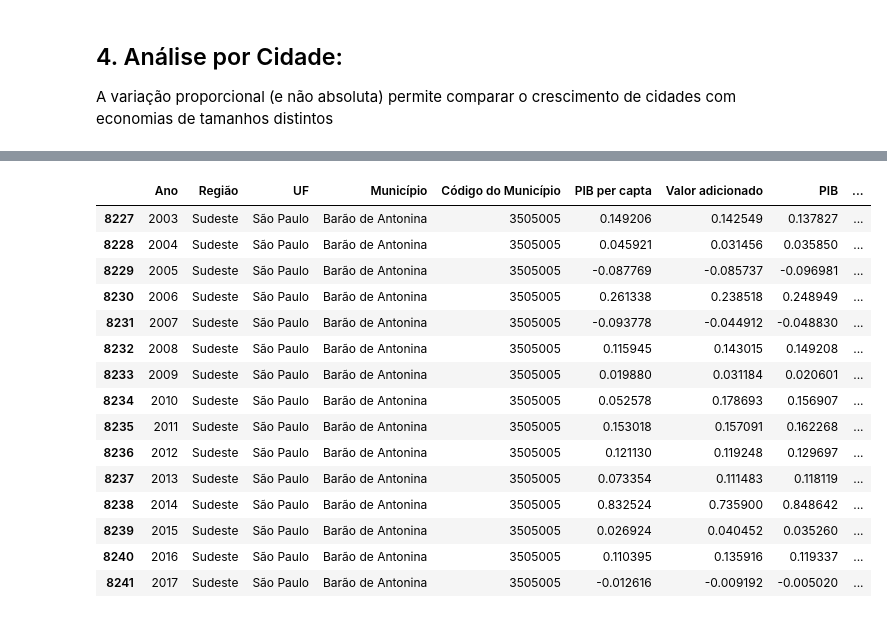
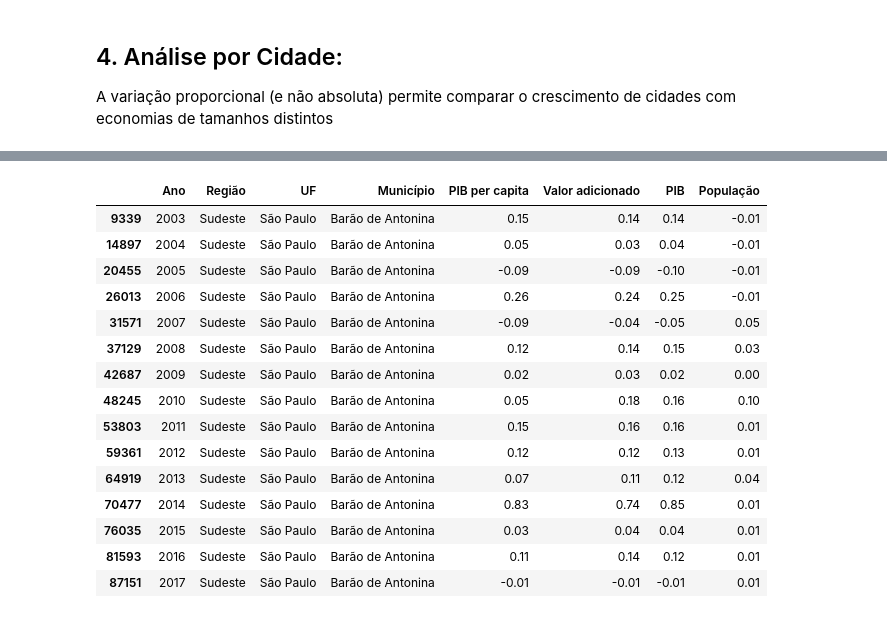
Before and after one commit to danielnrocha/Convergencia_PIB_Municipios, a Jupyter notebook: ConvergenciaMunicipios.ipynb, the cells around one changed output, grey strips where cells are left out. Cells and saved outputs as stored; diff of their text form; code cells hidden in the pictures.

```diff
--- a/ConvergenciaMunicipios.ipynb
+++ b/ConvergenciaMunicipios.ipynb
@@ -183,0 +165,11 @@ plt.tight_layout();
+# %%
+from ordered_set import OrderedSet
+init_pib = list(np.repeat(np.nan,len(OrderedSet(zip(pib_cities.UF,pib_cities.Município))))) + list(
+                np.tile([pib_cities[(pib_cities.UF==k)&(pib_cities.Município==m)&
+                    (pib_cities.Ano==2002)]['PIB per capita'].values[0]
+                        for k,m in OrderedSet(zip(pib_cities.UF,pib_cities.Município))],15))
+# %%
+pib_cities.sort_values(['Ano','Município','UF'],inplace=True,ignore_index=True)
+pib_cities['PIB_Inicial'] = init_pib
+pib_cities.sort_values(['Município','UF','Ano'],inplace=True,ignore_index=True)
+pib_cities
@@ -183,0 +190,3 @@ plt.tight_layout();
+# %%
+pib_cities.PC_capita = np.log(pib_cities.PC_capita)
+pib_cities.PIB_Inicial = np.log(pib_cities.PIB_Inicial)
@@ -188,14 +208,14 @@ A variação proporcional (e não absoluta) permite comparar o crescimento de ci
 def table_plot(restricao,show_table,show_plot):
     "Funcao auxiliar das demais funcoes abaixo. Faz ajustes na tabela e plota o grafico da cidade pedida"
     "Argumentos: restrição gerada pelas outras funções"
-    city=restricao[['PIB per capta','Valor adicionado','PIB','População']].pct_change().dropna()
+    city=restricao[['PIB per capita','Valor adicionado','PIB','População']].pct_change().dropna()
     city.insert(0,'Ano',restricao['Ano'])
     city.insert(1,'Região',restricao['Região'])
     city.insert(2,'UF',restricao['UF'])
     city.insert(3,'Município',restricao['Município'])
-    city.insert(4,'Código do Município',restricao['Código do Município'])
+#     city.insert(4,'Município',restricao['Município'])
     if show_plot==True:
-        sns.lineplot(data=city,x='Ano',y='PIB per capta',label='PIB per capta')
+        sns.lineplot(data=city,x='Ano',y='PIB per capita',label='PIB per capita')
         sns.lineplot(data=city,x='Ano',y='Valor adicionado',label='Valor adicionado')
         sns.lineplot(data=city,x='Ano',y='PIB',label='PIB')
         sns.lineplot(data=city,x='Ano',y='População',label='População')
@@ -203,15 +223,15 @@ def table_plot(restricao,show_table,show_plot):
     if show_table == True:
         return city
 
-def pct_change_city_name(regiao,uf,municipio,show_table=False,show_plot=True):
-    "Retorna os ganhos percentuais de PIB per capta, Valor Adicionado e PIB para a cidade selecionada"
+def pct_change_city_name_plot(regiao,uf,municipio,show_table=False,show_plot=True):
+    "Retorna os ganhos percentuais de PIB per capita, Valor Adicionado e PIB para a cidade selecionada"
     "Argumentos: macrorregiao (eg. Nordeste), unidade da federação (eg. Piauí) e municipio (eg. Teresina)"
     restricao = pib_cities[(pib_cities['Região']==regiao)&(pib_cities['UF']==uf)&(pib_cities['Município']==municipio)]
     return table_plot(restricao,show_table,show_plot)
 
-def pct_change_city_code(codigo_do_municipio,show_table=False,show_plot=True):
-    "Retorna os ganhos percentuais de PIB per capta, Valor Adicionado e PIB para a cidade selecionada"
-    "Argumentos: codigo da cidade do IBGE (eg. 3303302)"
-    restricao = pib_cities[pib_cities['Código do Município']==codigo_do_municipio]
+def pct_change_city_name(nome_do_municipio,show_table=False,show_plot=True):
+    "Retorna os ganhos percentuais de PIB per capita, Valor Adicionado e PIB para a cidade selecionada"
+    "Argumentos: codigo da cidade do IBGE (eg. Rio de Janeiro)"
+    restricao = pib_cities[pib_cities['Município']==nome_do_municipio]
     return table_plot(restricao,show_table,show_plot)
 # %%
@@ -221,19 +241,19 @@ pct_change_city_name('Sudeste', 'Rio de Janeiro', 'Niterói')
 # %%
-pct_change_city_code(3505005,show_table=True,show_plot=False)
+pct_change_city_name('Barão de Antonina',show_table=True,show_plot=False)
 # %% [output]
-|  | Ano | Região | UF | Município | Código do Município | PIB per capta | Valor adicionado | PIB | ... |
-| 8227 | 2003 | Sudeste | São Paulo | Barão de Antonina | 3505005 | 0.149206 | 0.142549 | 0.137827 | ... |
-| 8228 | 2004 | Sudeste | São Paulo | Barão de Antonina | 3505005 | 0.045921 | 0.031456 | 0.035850 | ... |
-| 8229 | 2005 | Sudeste | São Paulo | Barão de Antonina | 3505005 | -0.087769 | -0.085737 | -0.096981 | ... |
-| 8230 | 2006 | Sudeste | São Paulo | Barão de Antonina | 3505005 | 0.261338 | 0.238518 | 0.248949 | ... |
-| 8231 | 2007 | Sudeste | São Paulo | Barão de Antonina | 3505005 | -0.093778 | -0.044912 | -0.048830 | ... |
-| 8232 | 2008 | Sudeste | São Paulo | Barão de Antonina | 3505005 | 0.115945 | 0.143015 | 0.149208 | ... |
-| 8233 | 2009 | Sudeste | São Paulo | Barão de Antonina | 3505005 | 0.019880 | 0.031184 | 0.020601 | ... |
-| 8234 | 2010 | Sudeste | São Paulo | Barão de Antonina | 3505005 | 0.052578 | 0.178693 | 0.156907 | ... |
-| 8235 | 2011 | Sudeste | São Paulo | Barão de Antonina | 3505005 | 0.153018 | 0.157091 | 0.162268 | ... |
-| 8236 | 2012 | Sudeste | São Paulo | Barão de Antonina | 3505005 | 0.121130 | 0.119248 | 0.129697 | ... |
-| 8237 | 2013 | Sudeste | São Paulo | Barão de Antonina | 3505005 | 0.073354 | 0.111483 | 0.118119 | ... |
-| 8238 | 2014 | Sudeste | São Paulo | Barão de Antonina | 3505005 | 0.832524 | 0.735900 | 0.848642 | ... |
-| 8239 | 2015 | Sudeste | São Paulo | Barão de Antonina | 3505005 | 0.026924 | 0.040452 | 0.035260 | ... |
-| 8240 | 2016 | Sudeste | São Paulo | Barão de Antonina | 3505005 | 0.110395 | 0.135916 | 0.119337 | ... |
-| 8241 | 2017 | Sudeste | São Paulo | Barão de Antonina | 3505005 | -0.012616 | -0.009192 | -0.005020 | ... |
+|  | Ano | Região | UF | Município | PIB per capita | Valor adicionado | PIB | População |
+| 9339 | 2003 | Sudeste | São Paulo | Barão de Antonina | 0.15 | 0.14 | 0.14 | -0.01 |
+| 14897 | 2004 | Sudeste | São Paulo | Barão de Antonina | 0.05 | 0.03 | 0.04 | -0.01 |
+| 20455 | 2005 | Sudeste | São Paulo | Barão de Antonina | -0.09 | -0.09 | -0.10 | -0.01 |
+| 26013 | 2006 | Sudeste | São Paulo | Barão de Antonina | 0.26 | 0.24 | 0.25 | -0.01 |
+| 31571 | 2007 | Sudeste | São Paulo | Barão de Antonina | -0.09 | -0.04 | -0.05 | 0.05 |
+| 37129 | 2008 | Sudeste | São Paulo | Barão de Antonina | 0.12 | 0.14 | 0.15 | 0.03 |
+| 42687 | 2009 | Sudeste | São Paulo | Barão de Antonina | 0.02 | 0.03 | 0.02 | 0.00 |
+| 48245 | 2010 | Sudeste | São Paulo | Barão de Antonina | 0.05 | 0.18 | 0.16 | 0.10 |
+| 53803 | 2011 | Sudeste | São Paulo | Barão de Antonina | 0.15 | 0.16 | 0.16 | 0.01 |
+| 59361 | 2012 | Sudeste | São Paulo | Barão de Antonina | 0.12 | 0.12 | 0.13 | 0.01 |
+| 64919 | 2013 | Sudeste | São Paulo | Barão de Antonina | 0.07 | 0.11 | 0.12 | 0.04 |
+| 70477 | 2014 | Sudeste | São Paulo | Barão de Antonina | 0.83 | 0.74 | 0.85 | 0.01 |
+| 76035 | 2015 | Sudeste | São Paulo | Barão de Antonina | 0.03 | 0.04 | 0.04 | 0.01 |
+| 81593 | 2016 | Sudeste | São Paulo | Barão de Antonina | 0.11 | 0.14 | 0.12 | 0.01 |
+| 87151 | 2017 | Sudeste | São Paulo | Barão de Antonina | -0.01 | -0.01 | -0.01 | 0.01 |
```
Also changed, not shown: parts of 25 cells of this notebook, 1 other file.
